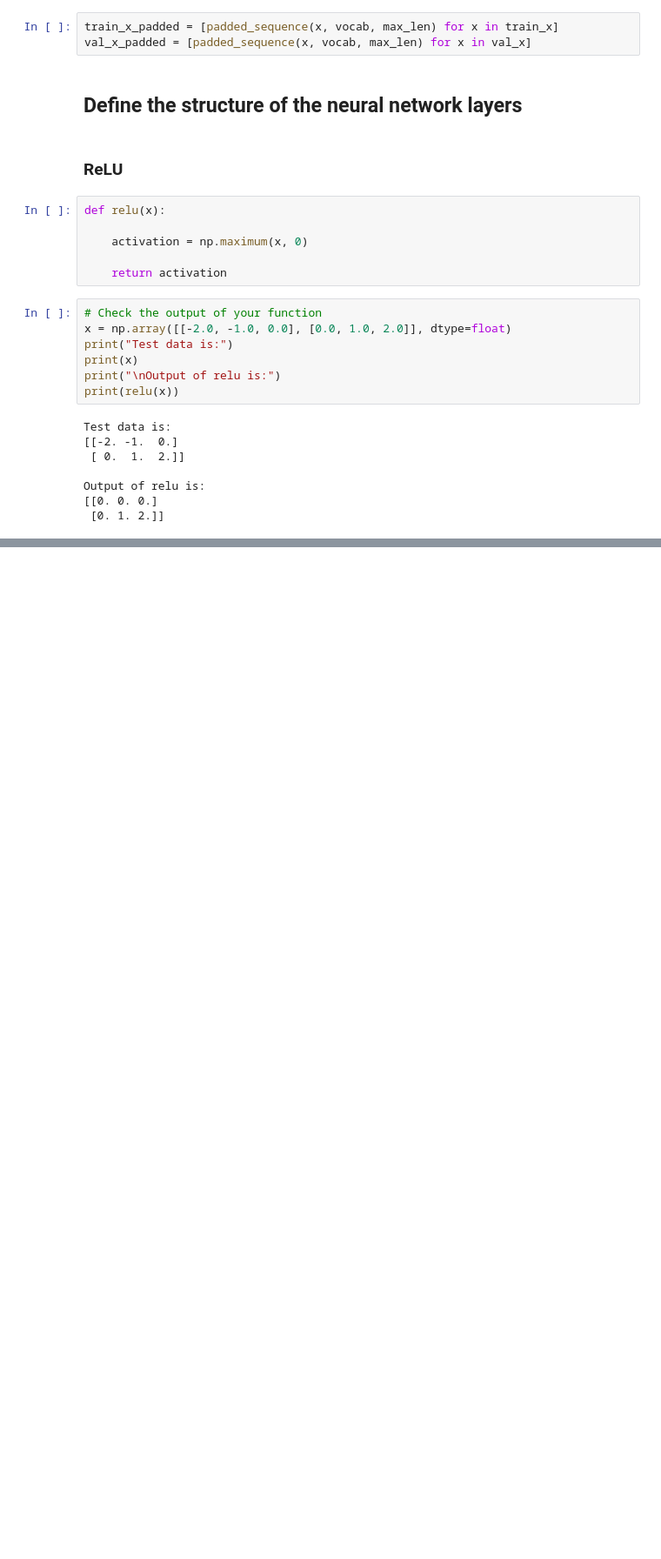
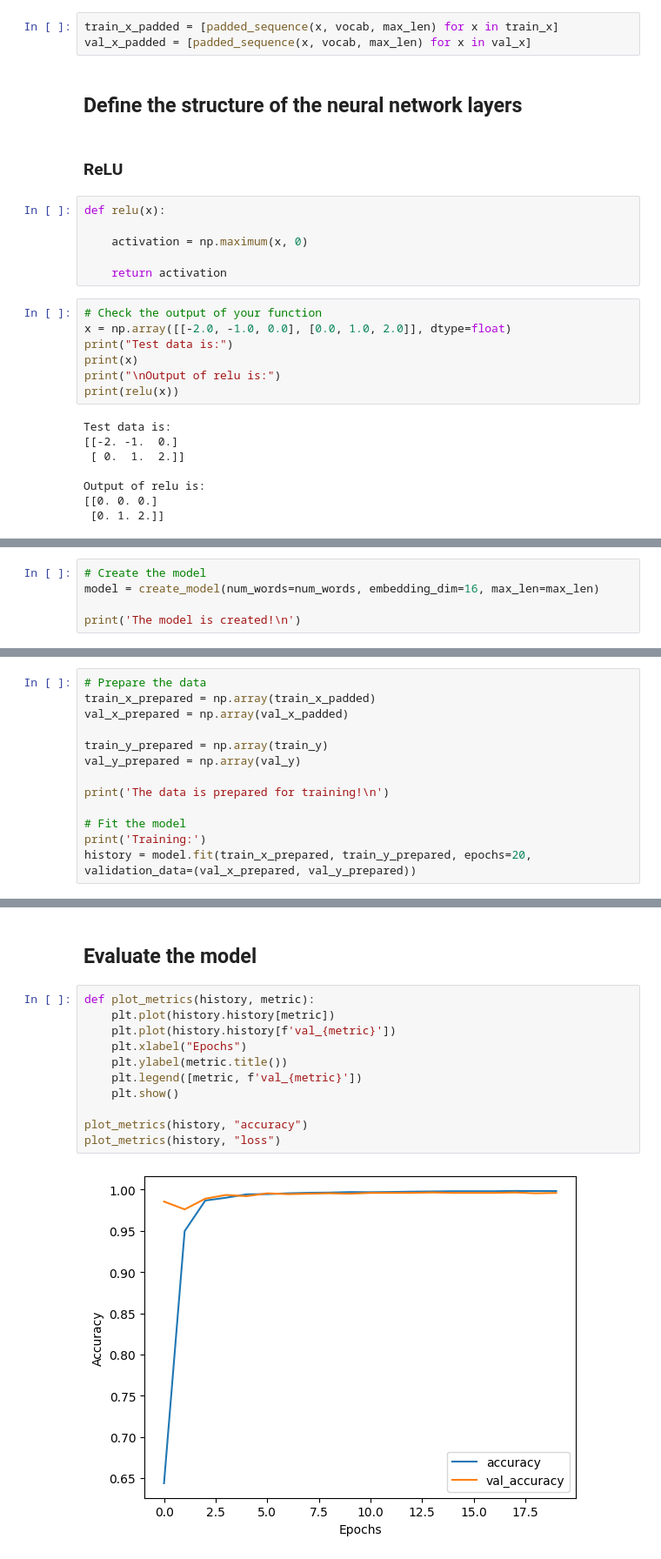
Before and after one commit to ujjwol112/nlp-sentiment-analysis-of-twitter-sample-dataset-with-deep-neural-network, a Jupyter notebook: sentiment_analysis_with_deep_neural_newtork.ipynb, the cells around one changed output, grey strips where cells are left out. Shown at 87% size. Cells and saved outputs as stored; diff of their text form; blank space fills up the shorter version.

```diff
--- a/sentiment_analysis_with_deep_neural_newtork.ipynb
+++ b/sentiment_analysis_with_deep_neural_newtork.ipynb
@@ -239,0 +335,5 @@ Output of relu is:
+# %%
+# Create the model
+model = create_model(num_words=num_words, embedding_dim=16, max_len=max_len)
+
+print('The model is created!\n')
@@ -239,0 +342,13 @@ Output of relu is:
+# %%
+# Prepare the data
+train_x_prepared = np.array(train_x_padded)
+val_x_prepared = np.array(val_x_padded)
+
+train_y_prepared = np.array(train_y)
+val_y_prepared = np.array(val_y)
+
+print('The data is prepared for training!\n')
+
+# Fit the model
+print('Training:')
+history = model.fit(train_x_prepared, train_y_prepared, epochs=20, validation_data=(val_x_prepared, val_y_prepared))
@@ -239,0 +373,15 @@ Output of relu is:
+# %% [markdown]
+## Evaluate the model
+# %%
+def plot_metrics(history, metric):
+    plt.plot(history.history[metric])
+    plt.plot(history.history[f'val_{metric}'])
+    plt.xlabel("Epochs")
+    plt.ylabel(metric.title())
+    plt.legend([metric, f'val_{metric}'])
+    plt.show()
+
+plot_metrics(history, "accuracy")
+plot_metrics(history, "loss")
+# %% [output]
+[figure, added]
```
Also changed, not shown: parts of 16 cells of this notebook.
